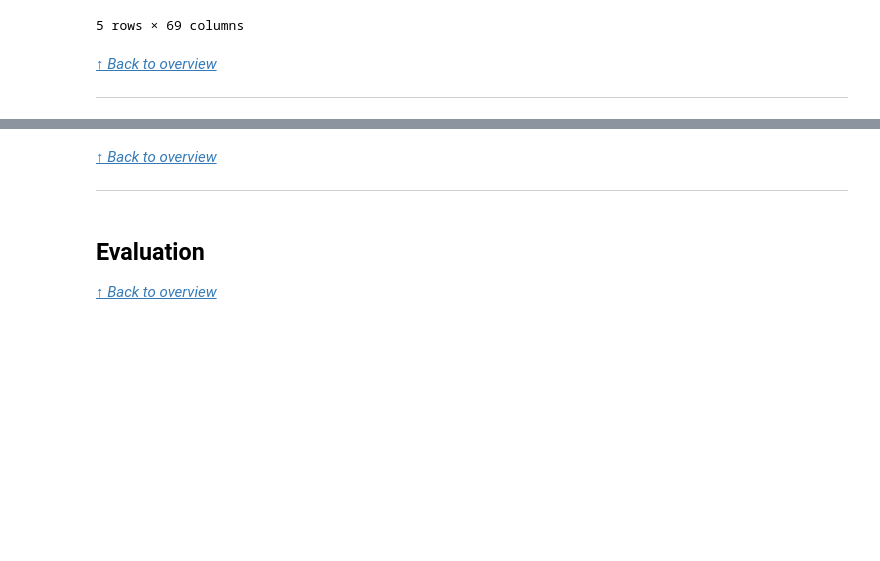
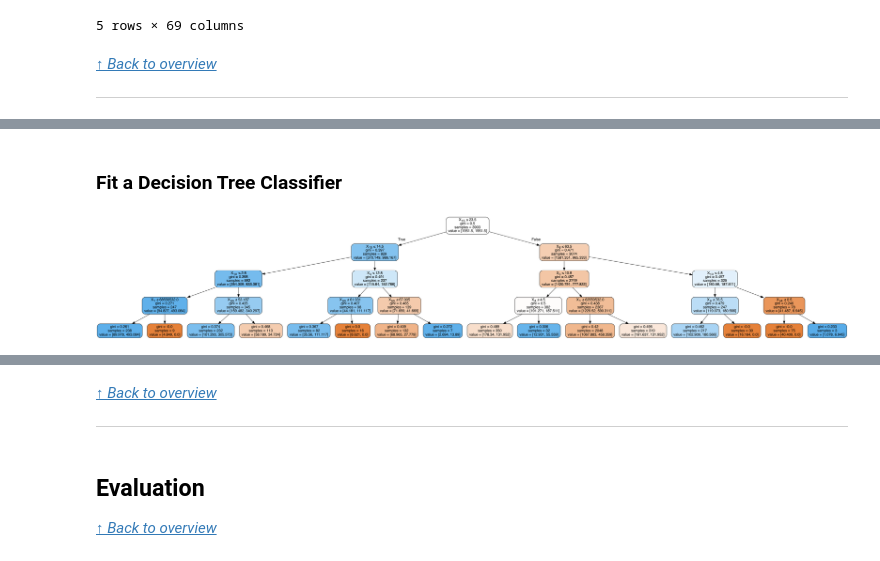
Before and after one commit to danvalen1/Corona-Employment, a Jupyter notebook: Project_Walkthrough.ipynb, the cells around one changed output, grey strips where cells are left out. Cells and saved outputs as stored; diff of their text form; code cells hidden in the pictures; blank space fills up the shorter version.

```diff
--- a/Project_Walkthrough.ipynb
+++ b/Project_Walkthrough.ipynb
@@ -197,0 +292,17 @@ df.head()
+# %% [markdown]
+### Fit a Decision Tree Classifier
+# %%
+# Fit the decision tree classifier and graph the results
+X = df.drop(columns = ['target'])
+y = df.target
+tree_clf = DecisionTreeClassifier(max_depth = 4, class_weight='balanced')
+tree_clf.fit(X,y)
+
+dot_data = StringIO()
+export_graphviz(tree_clf, out_file=dot_data,
+                filled=True, rounded=True,
+                special_characters=True)
+graph = pydotplus.graph_from_dot_data(dot_data.getvalue())
+Image(graph.create_png())
+# %% [output]
+[figure, added]
```
Also changed, not shown: parts of 18 cells of this notebook, 1 other file.
